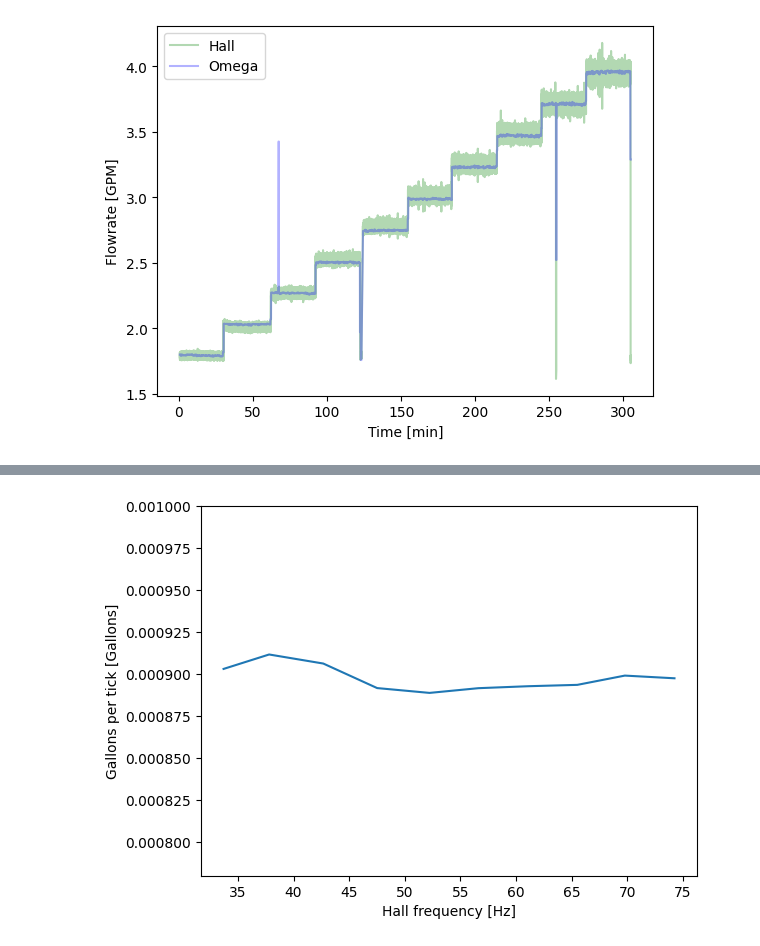
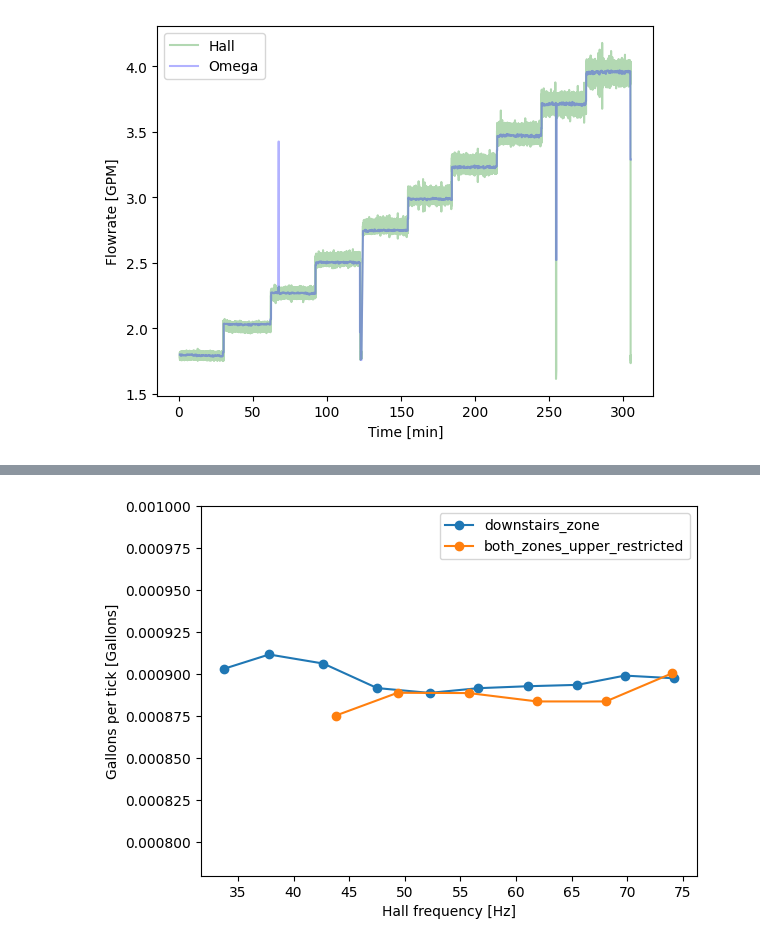
Before and after one commit to thdfw/gwks, a Jupyter notebook: pico/flowmeter/flow_data_analysis/simple_analysis.ipynb, the cells around one changed output, grey strips where cells are left out. Saved outputs shown, nothing was run; the diff lists cells and outputs as text; code cells hidden in the pictures.

```diff
--- a/pico/flowmeter/flow_data_analysis/simple_analysis.ipynb
+++ b/pico/flowmeter/flow_data_analysis/simple_analysis.ipynb
@@ -197,10 +183,16 @@ Gallons per tick: 0.0008975219
 # %%
 freqs = [33.711, 37.806, 42.673, 47.514, 52.222, 56.611, 61.076, 65.504, 69.776, 74.238]
 ticks = [0.0009030961, 0.0009116868, 0.000906298, 0.0008916935, 0.0008888221, 0.0008916298, 0.0008927958, 0.0008936075, 0.0008991244, 0.0008975219]
-plt.plot(freqs,ticks)
+plt.plot(freqs, ticks, '-o', label='downstairs_zone')
+
+freqs2 = [43.804, 49.357, 55.773, 61.895, 68.068, 74.02]
+ticks2 = [0.0008753450879673718, 0.0008889062545788441, 0.0008887157448777103, 0.0008837378739020738, 0.0008837307031530028, 0.0009004750005627969]
+plt.plot(freqs2, ticks2, '-o', label='both_zones_upper_restricted')
+
 plt.ylim([0.00078,0.001])
 plt.xlabel('Hall frequency [Hz]')
 plt.ylabel('Gallons per tick [Gallons]')
+plt.legend()
 plt.show()
 # %% [output]
-[figure, old version]
+[figure, new version]
```
Also changed, not shown: parts of 2 cells of this notebook, 1 other file.
